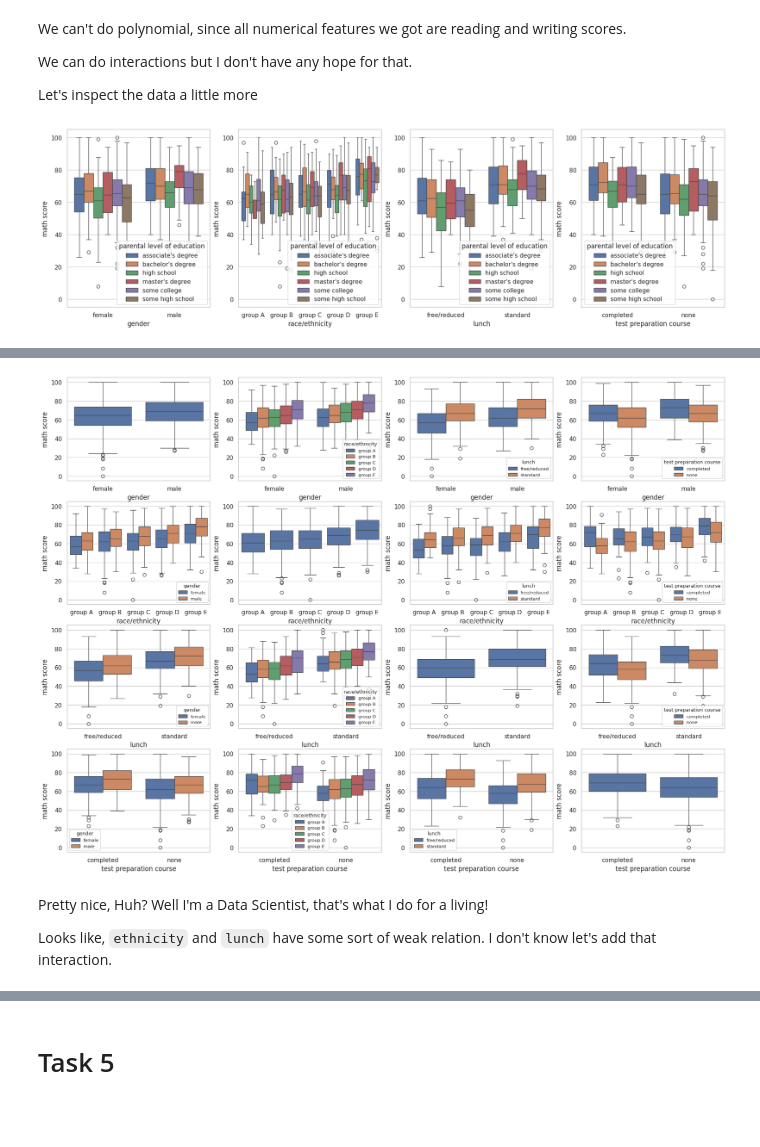
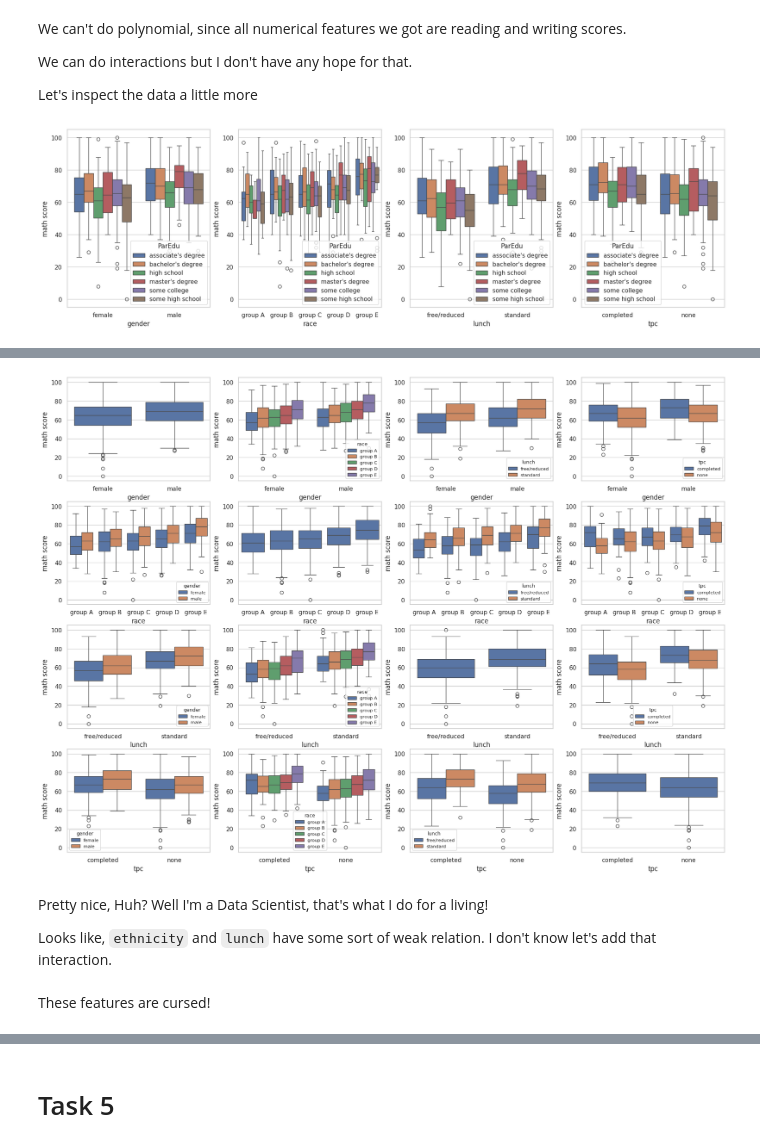
Before and after one commit to akp2003/Machine_Learning_Exercises, a Jupyter notebook: Adv_AI/P1/Project1.ipynb, the cells around one changed output, grey strips where cells are left out. Saved outputs shown, nothing was run; the diff lists cells and outputs as text; code cells hidden in the pictures; blank space fills up the shorter version.

```diff
--- a/Adv_AI/P1/Project1.ipynb
+++ b/Adv_AI/P1/Project1.ipynb
@@ -20,8 +26,11 @@ sns.set_theme(style="whitegrid")
 # %%
 df = pd.read_csv("StudentsPerformance.csv")
 
-nominal_var = ['gender', 'race/ethnicity', 'lunch', 'test preparation course']
-ordinal_var = ['parental level of education']
+df = df.rename(columns={"race/ethnicity" : "race", "test preparation course" : "tpc", 'parental level of education' : 'ParEdu'})
+
+# test preparation course = tpc
+nominal_var = ['gender', 'race', 'lunch', 'tpc']
+ordinal_var = ['ParEdu']
 numerical_var = ['reading score', 'writing score'] # except math score
 len(nominal_var),len(ordinal_var),len(numerical_var)
 
@@ -532,9 +544,9 @@ Let's inspect the data a little more
 # %%
 fig, axs = plt.subplots(ncols = 4, nrows = 1, figsize=(22, 6))
 for i in range(4):
-    sns.boxplot(df, x=nominal_var[i], y="math score", hue = "parental level of education" , ax = axs[i])
+    sns.boxplot(df, x=nominal_var[i], y='math score', hue = "ParEdu" , ax = axs[i])
 # %% [output]
-[figure, old version]
+[figure, new version]
 # %% [markdown]
 OK I can conclude that these features are very useless!
 
@@ -549,7 +561,7 @@ for i in range(4):
             with sns.plotting_context("notebook", font_scale=.75):
                 sns.boxplot(df, x=nominal_var[i], y="math score", hue = nominal_var[j], ax = axs[i][j])
 # %% [output]
-[figure, old version]
+[figure, new version]
 # %% [markdown]
 Pretty nice, Huh? Well I'm a Data Scientist, that's what I do for a living!
 
@@ -556,0 +574,2 @@ Looks like, `ethnicity` and `lunch` have some sort of weak relation. I don't kno
+# %% [markdown]
+These features are cursed!
```
Also changed, not shown: parts of 22 cells of this notebook, 1 other file.
